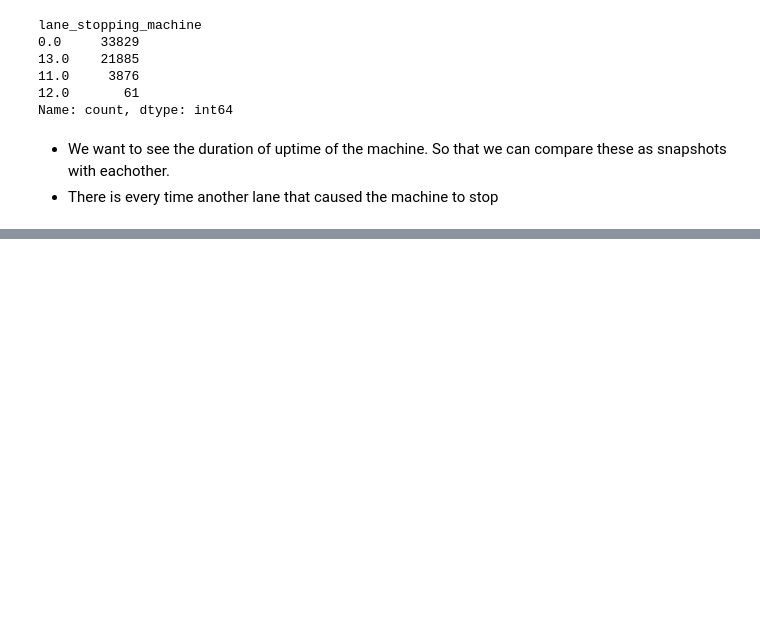
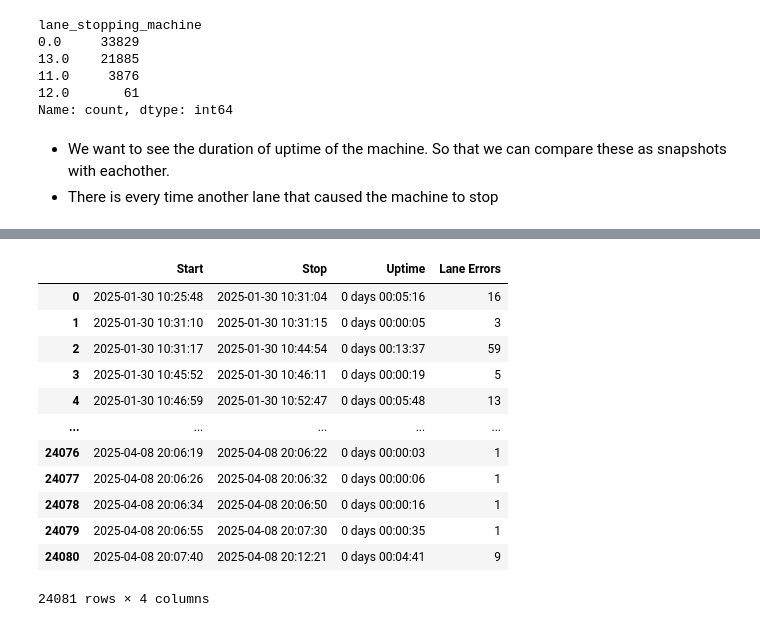
Before and after one commit to AcidSudo/Sanovo_19052025, a Jupyter notebook: exploration_21052025.ipynb, the cells around one changed output, grey strips where cells are left out. Cells and saved outputs as stored; diff of their text form; code cells hidden in the pictures; blank space fills up the shorter version.

```diff
--- a/exploration_21052025.ipynb
+++ b/exploration_21052025.ipynb
@@ -144,3 +178,32 @@ Extracted and saved 24081 chunks.
+# %%
+# Initialize variables
+uptime_windows = []
+start_idx = None
+
+# Convert index to list for position-based access
+index_list = list(snapshots.index)
+
+# Iterate through the DataFrame to identify uptime windows
+for i, (index, row) in enumerate(snapshots.iterrows()):
+    if row['MerType'] == 8 and row['MerNumber'] == 1:
+        start_idx = i
+    elif row['MerType'] == 8 and row['MerNumber'] == 0 and start_idx is not None:
+        start_time = index_list[start_idx]
+        stop_time = index
+        duration = stop_time - start_time
+
+        # Use iloc for slicing by position
+        lane_errors = snapshots.iloc[start_idx:i+1]
+        lane_errors_count = lane_errors[lane_errors['MerType'] == 21].shape[0]
+
+        uptime_windows.append({
+            'Start': start_time,
+            'Stop': stop_time,
+            'Uptime': duration,
+            'Lane Errors': lane_errors_count
+        })
+
+        start_idx = None
 # %%
 # Initialize variables
 uptime_windows = []
@@ -181,0 +228,17 @@ Start: 2025-02-12 18:4
+# %%
+df = pd.DataFrame(uptime_windows)
+display(df)
+# %% [output]
+|  | Start | Stop | Uptime | Lane Errors |
+| 0 | 2025-01-30 10:25:48 | 2025-01-30 10:31:04 | 0 days 00:05:16 | 16 |
+| 1 | 2025-01-30 10:31:10 | 2025-01-30 10:31:15 | 0 days 00:00:05 | 3 |
+| 2 | 2025-01-30 10:31:17 | 2025-01-30 10:44:54 | 0 days 00:13:37 | 59 |
+| 3 | 2025-01-30 10:45:52 | 2025-01-30 10:46:11 | 0 days 00:00:19 | 5 |
+| 4 | 2025-01-30 10:46:59 | 2025-01-30 10:52:47 | 0 days 00:05:48 | 13 |
+| ... | ... | ... | ... | ... |
+| 24076 | 2025-04-08 20:06:19 | 2025-04-08 20:06:22 | 0 days 00:00:03 | 1 |
+| 24077 | 2025-04-08 20:06:26 | 2025-04-08 20:06:32 | 0 days 00:00:06 | 1 |
+| 24078 | 2025-04-08 20:06:34 | 2025-04-08 20:06:50 | 0 days 00:00:16 | 1 |
+| 24079 | 2025-04-08 20:06:55 | 2025-04-08 20:07:30 | 0 days 00:00:35 | 1 |
+| 24080 | 2025-04-08 20:07:40 | 2025-04-08 20:12:21 | 0 days 00:04:41 | 9 |
+24081 rows × 4 columns
```
Also changed, not shown: parts of 12 cells of this notebook, 3 other files.
